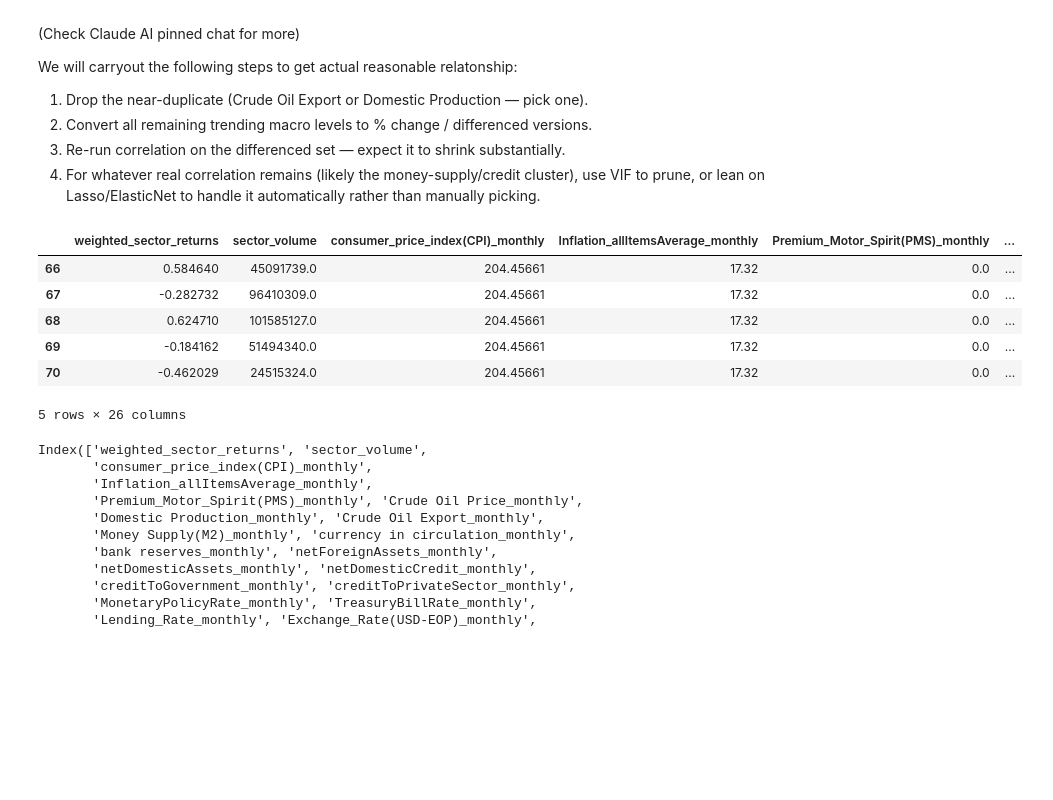
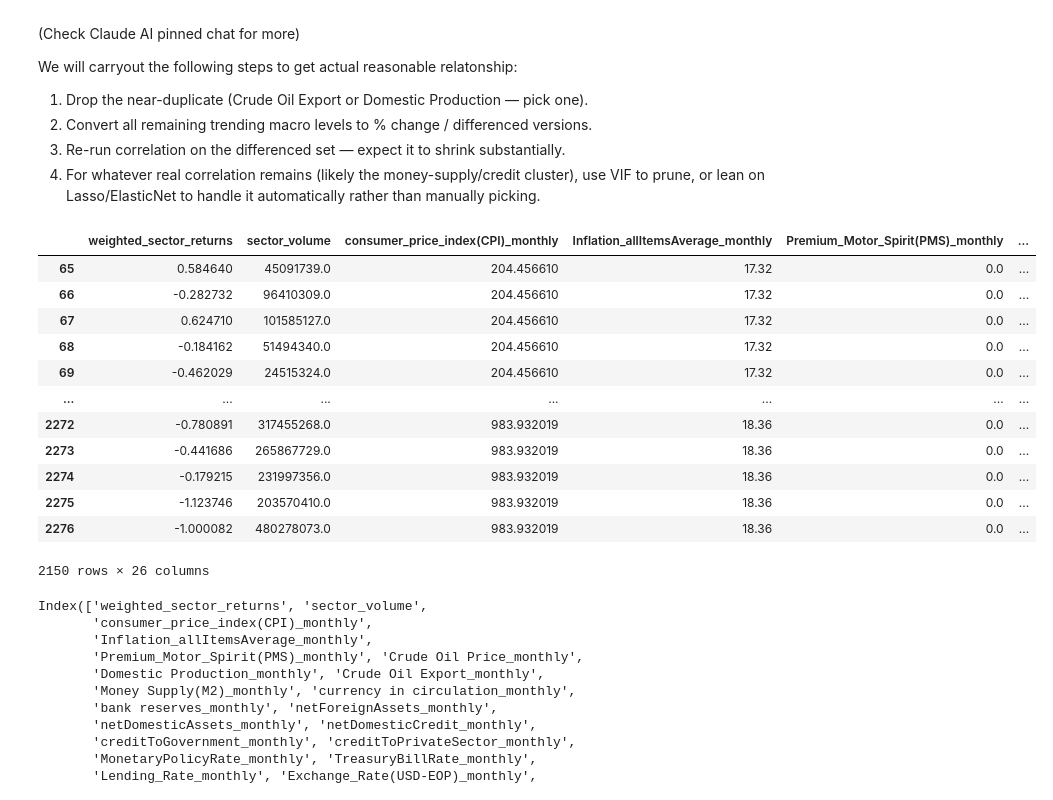
Before and after one commit to Udeani4/SectorLevel_StockPerformance_Predictoion, a Jupyter notebook: stock_sector_training.ipynb, the cells around one changed output. Drawn from its saved outputs; the diff is of its cells as text; code cells hidden in the pictures; blank space fills up the shorter version.

```diff
--- a/stock_sector_training.ipynb
+++ b/stock_sector_training.ipynb
@@ -125,0 +128,5 @@ LET US WORK WITHOUT ANY LAGGING AT FIRST
+# %%
+## We will need to lag the sector_volume, foreign_reserve_gross(USD)_daily,	foreign_reserve_liquid(USD)_daily, by 1 day to avoid leakage
+finance_sector_df['sector_volume']=finance_sector_df['sector_volume'].shift(1)
+macro_eco_data['foreign_reserve_gross(USD)_daily']=macro_eco_data['foreign_reserve_gross(USD)_daily'].shift(1)
+macro_eco_data['foreign_reserve_liquid(USD)_daily']=macro_eco_data['foreign_reserve_liquid(USD)_daily'].shift(1)
@@ -125,0 +152,3 @@ LET US WORK WITHOUT ANY LAGGING AT FIRST
+# %%
+finance_sector_df=finance_sector_df.dropna()
+macro_eco_data=macro_eco_data.dropna()
@@ -179,8 +212,6 @@ Index(['date', 'sector', 'weighted_sector_returns', 'n_stocks_contributing',
        'foreign_reserve_gross(USD)_daily',
        'foreign_reserve_liquid(USD)_daily'],
       dtype='str')
-# %%
-finance_sector_ME_df.rename(columns={'A. GDP_AGRICULTURE(agric)_quarterly':'GDP_AGRICULTURE(agric)_quarterly', ' gdp_ind_mfg_Oil Refining_quarterly':'gdp_ind_mfg_Oil Refining_quarterly'}, inplace=True)
 # %%
 finance_sec_num_df = finance_sector_ME_df.select_dtypes(include="number")
 # %%
@@ -290,4 +320,0 @@ finance_sector_ME_df2.shape
-# %%
-## We will need to lag the sector_volume by 1 day to avoid leakage
-finance_sector_ME_df['sector_volume']=finance_sector_ME_df['sector_volume'].shift(1)
-finance_sector_ME_df['sector_volume'].head()
@@ -488,15 +510,21 @@ financial_sec_feat[collinear_features]=financial_sec_feat[collinear_features].pc
 # %%
 financial_sec_feat=financial_sec_feat.dropna()
 # %%
-financial_sec_feat.head()
+financial_sec_feat
 # %% [output]
 |  | weighted_sector_returns | sector_volume | consumer_price_index(CPI)_monthly | Inflation_allItemsAverage_monthly | Premium_Motor_Spirit(PMS)_monthly | ... |
-| 66 | 0.584640 | 45091739.0 | 204.45661 | 17.32 | 0.0 | ... |
-| 67 | -0.282732 | 96410309.0 | 204.45661 | 17.32 | 0.0 | ... |
-| 68 | 0.624710 | 101585127.0 | 204.45661 | 17.32 | 0.0 | ... |
-| 69 | -0.184162 | 51494340.0 | 204.45661 | 17.32 | 0.0 | ... |
-| 70 | -0.462029 | 24515324.0 | 204.45661 | 17.32 | 0.0 | ... |
+| 65 | 0.584640 | 45091739.0 | 204.456610 | 17.32 | 0.0 | ... |
+| 66 | -0.282732 | 96410309.0 | 204.456610 | 17.32 | 0.0 | ... |
+| 67 | 0.624710 | 101585127.0 | 204.456610 | 17.32 | 0.0 | ... |
+| 68 | -0.184162 | 51494340.0 | 204.456610 | 17.32 | 0.0 | ... |
+| 69 | -0.462029 | 24515324.0 | 204.456610 | 17.32 | 0.0 | ... |
+| ... | ... | ... | ... | ... | ... | ... |
+| 2272 | -0.780891 | 317455268.0 | 983.932019 | 18.36 | 0.0 | ... |
+| 2273 | -0.441686 | 265867729.0 | 983.932019 | 18.36 | 0.0 | ... |
+| 2274 | -0.179215 | 231997356.0 | 983.932019 | 18.36 | 0.0 | ... |
+| 2275 | -1.123746 | 203570410.0 | 983.932019 | 18.36 | 0.0 | ... |
+| 2276 | -1.000082 | 480278073.0 | 983.932019 | 18.36 | 0.0 | ... |
-5 rows × 26 columns
+2150 rows × 26 columns
 # %%
 financial_sec_feat.columns
 # %% [output]
```
Also changed, not shown: parts of 29 cells of this notebook, 1 other file.
